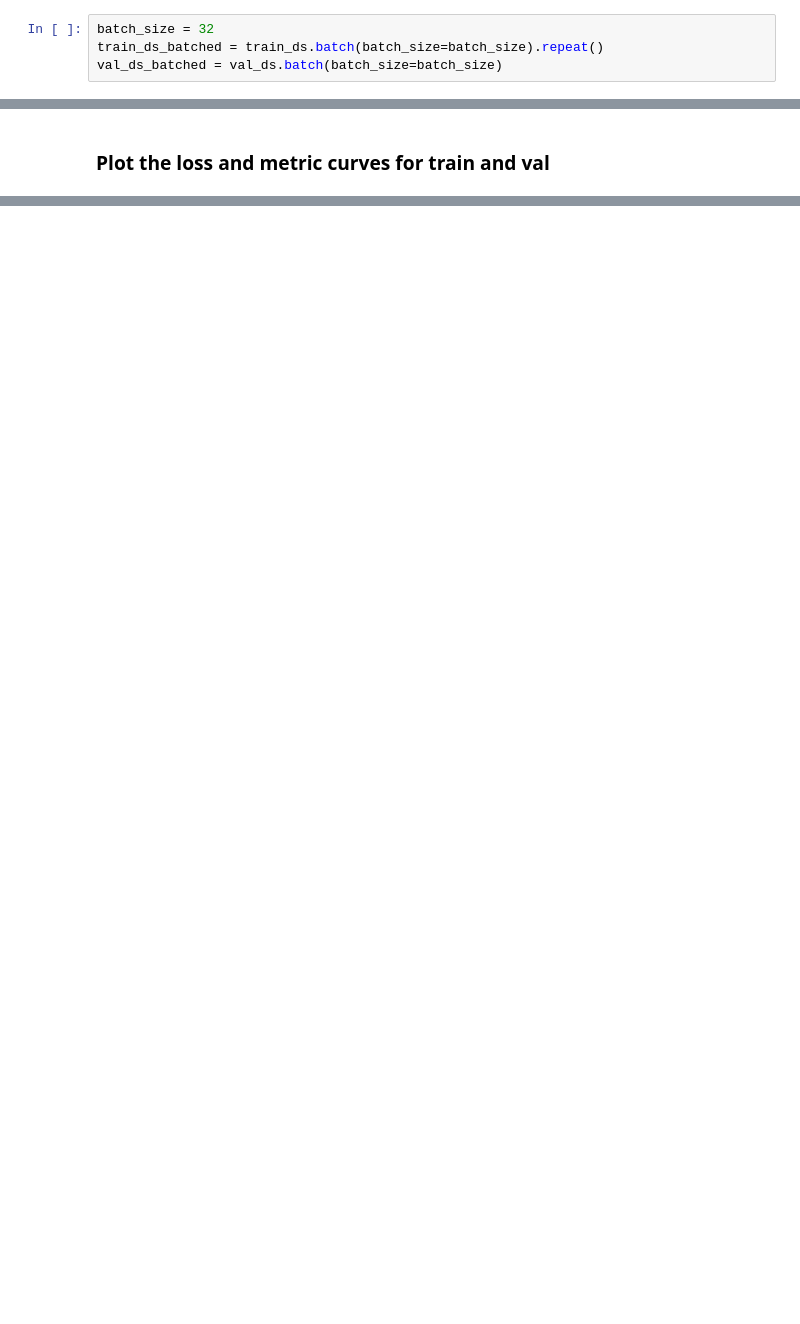
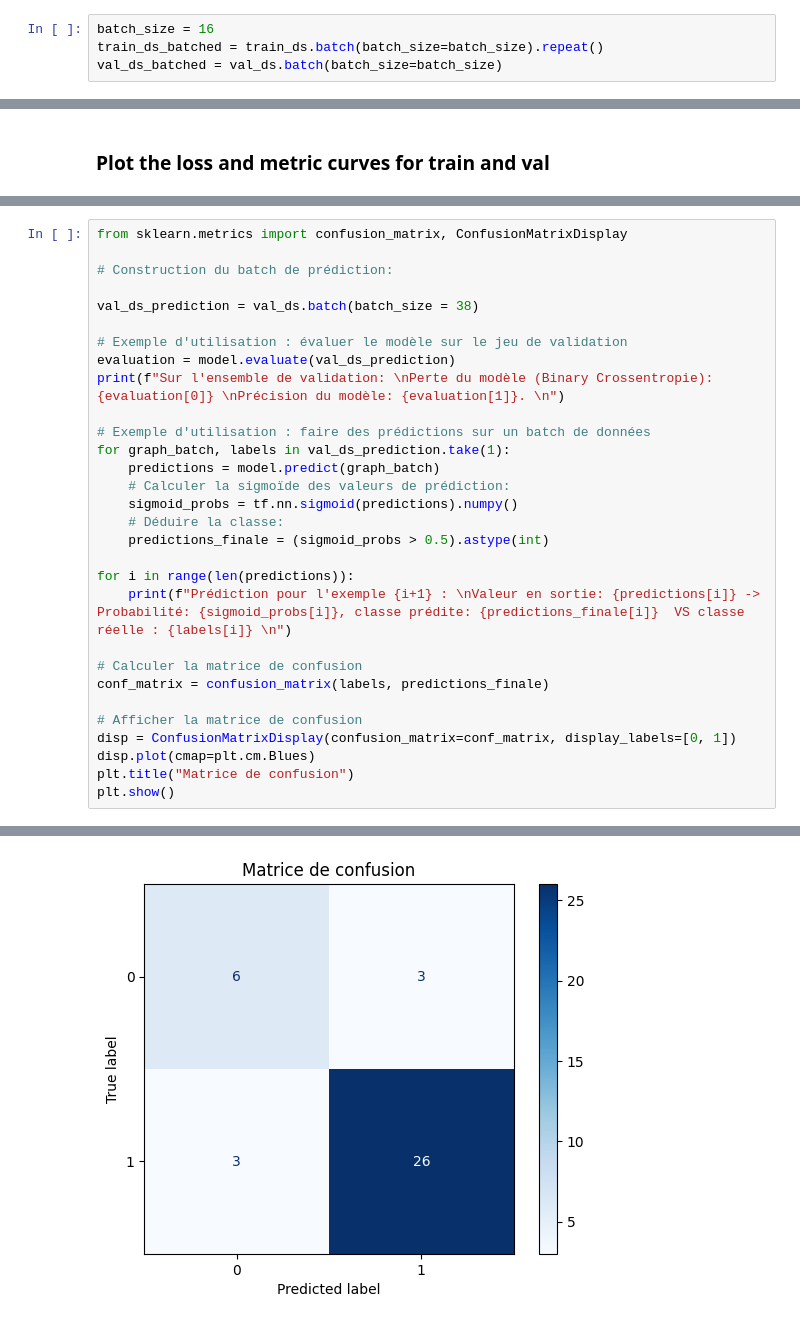
Before and after one commit to Matthieu-Speismann/Projet_3A_GNN, a Jupyter notebook: code/tfgnn_intro_mutag_example.ipynb, the cells around one changed output, grey strips where cells are left out. Cells and saved outputs as stored; diff of their text form; blank space fills up the shorter version.

Commit message:
Expérimentation des hyperparamètres et évaluation du modèle

```diff
--- a/code/tfgnn_intro_mutag_example.ipynb
+++ b/code/tfgnn_intro_mutag_example.ipynb
@@ -230,7 +238,7 @@ y
 # %% [markdown]
 #### Batch the datasets
 # %%
-batch_size = 32
+batch_size = 16
 train_ds_batched = train_ds.batch(batch_size=batch_size).repeat()
 val_ds_batched = val_ds.batch(batch_size=batch_size)
 # %% [markdown]
@@ -404,0 +463,31 @@ Feel free to play with the hyperparameters and the model architecture to improve
+# %%
+from sklearn.metrics import confusion_matrix, ConfusionMatrixDisplay
+
+# Construction du batch de prédiction:
+
+val_ds_prediction = val_ds.batch(batch_size = 38)
+
+# Exemple d'utilisation : évaluer le modèle sur le jeu de validation
+evaluation = model.evaluate(val_ds_prediction)
+print(f"Sur l'ensemble de validation: \nPerte du modèle (Binary Crossentropie): {evaluation[0]} \nPrécision du modèle: {evaluation[1]}. \n")
+
+# Exemple d'utilisation : faire des prédictions sur un batch de données
+for graph_batch, labels in val_ds_prediction.take(1):
+    predictions = model.predict(graph_batch)
+    # Calculer la sigmoïde des valeurs de prédiction:
+    sigmoid_probs = tf.nn.sigmoid(predictions).numpy()
+    # Déduire la classe:
+    predictions_finale = (sigmoid_probs > 0.5).astype(int)
+
+for i in range(len(predictions)):
+    print(f"Prédiction pour l'exemple {i+1} : \nValeur en sortie: {predictions[i]} -> Probabilité: {sigmoid_probs[i]}, classe prédite: {predictions_finale[i]}  VS classe réelle : {labels[i]} \n")
+
+# Calculer la matrice de confusion
+conf_matrix = confusion_matrix(labels, predictions_finale)
+
+# Afficher la matrice de confusion
+disp = ConfusionMatrixDisplay(confusion_matrix=conf_matrix, display_labels=[0, 1])
+disp.plot(cmap=plt.cm.Blues)
+plt.title("Matrice de confusion")
+plt.show()
+# %% [output]
@@ -404,0 +511 @@ Feel free to play with the hyperparameters and the model architecture to improve
+[figure, added]
```
Also changed, not shown: parts of 14 cells of this notebook, 1 other file.
